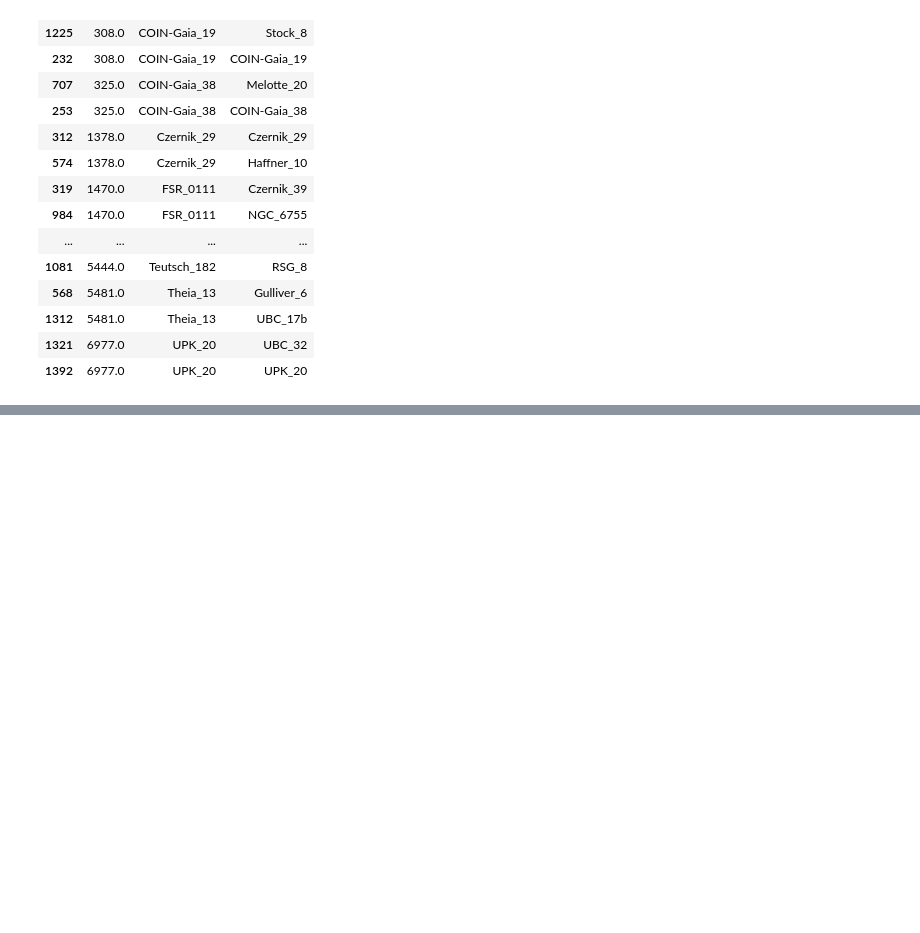
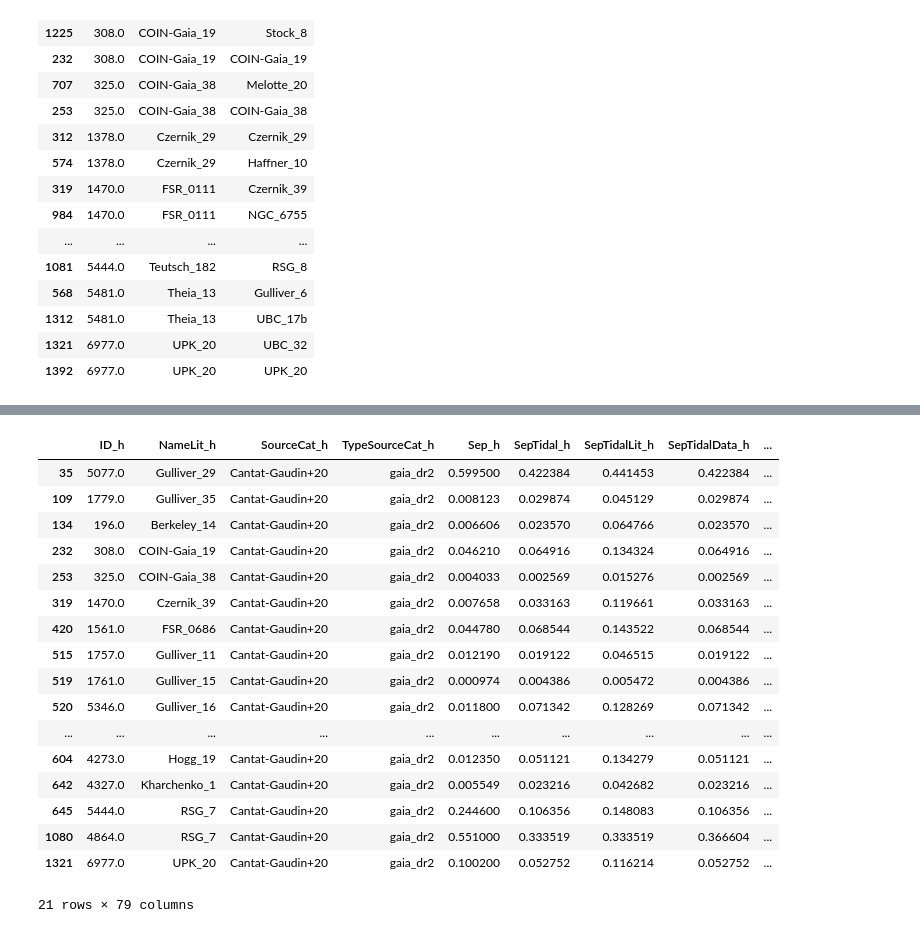
Before and after one commit to jpbatleidenuniv/BRP, a Jupyter notebook: Notebooks/crossmatchingtest.ipynb, the cells around one changed output, grey strips where cells are left out. Saved outputs shown, nothing was run; the diff lists cells and outputs as text; code cells hidden in the pictures; blank space fills up the shorter version.

```diff
--- a/Notebooks/crossmatchingtest.ipynb
+++ b/Notebooks/crossmatchingtest.ipynb
@@ -130,4 +135,29 @@ Now we see that that the literature clusters are grouped in a list
 | 1207 | 5444.0 | Teutsch_182 | [King_10, RSG_7, RSG_8, UBC_6] |
 | 1212 | 5481.0 | Theia_13 | [Gulliver_6, UBC_17b] |
 | 1298 | 6977.0 | UPK_20 | [UBC_32, UPK_20] |
+# %%
+cantat_matched, matchedlit = get_tables(cantat, 'matched')
+
+#//keep only the clusters in cantat_matched that correspond to the name_h column in cantat_super
+cantat_dupmatch = cantat_matched[cantat_matched['ID_h'].isin(cantat_super['ID_h'])].drop_duplicates('ID_h')
+cantat_dupmatch
+# %% [output]
+|  | ID_h | NameLit_h | SourceCat_h | TypeSourceCat_h | Sep_h | SepTidal_h | SepTidalLit_h | SepTidalData_h | ... |
+| 35 | 5077.0 | Gulliver_29 | Cantat-Gaudin+20 | gaia_dr2 | 0.599500 | 0.422384 | 0.441453 | 0.422384 | ... |
+| 109 | 1779.0 | Gulliver_35 | Cantat-Gaudin+20 | gaia_dr2 | 0.008123 | 0.029874 | 0.045129 | 0.029874 | ... |
+| 134 | 196.0 | Berkeley_14 | Cantat-Gaudin+20 | gaia_dr2 | 0.006606 | 0.023570 | 0.064766 | 0.023570 | ... |
+| 232 | 308.0 | COIN-Gaia_19 | Cantat-Gaudin+20 | gaia_dr2 | 0.046210 | 0.064916 | 0.134324 | 0.064916 | ... |
+| 253 | 325.0 | COIN-Gaia_38 | Cantat-Gaudin+20 | gaia_dr2 | 0.004033 | 0.002569 | 0.015276 | 0.002569 | ... |
+| 319 | 1470.0 | Czernik_39 | Cantat-Gaudin+20 | gaia_dr2 | 0.007658 | 0.033163 | 0.119661 | 0.033163 | ... |
+| 420 | 1561.0 | FSR_0686 | Cantat-Gaudin+20 | gaia_dr2 | 0.044780 | 0.068544 | 0.143522 | 0.068544 | ... |
+| 515 | 1757.0 | Gulliver_11 | Cantat-Gaudin+20 | gaia_dr2 | 0.012190 | 0.019122 | 0.046515 | 0.019122 | ... |
+| 519 | 1761.0 | Gulliver_15 | Cantat-Gaudin+20 | gaia_dr2 | 0.000974 | 0.004386 | 0.005472 | 0.004386 | ... |
+| 520 | 5346.0 | Gulliver_16 | Cantat-Gaudin+20 | gaia_dr2 | 0.011800 | 0.071342 | 0.128269 | 0.071342 | ... |
+| ... | ... | ... | ... | ... | ... | ... | ... | ... | ... |
+| 604 | 4273.0 | Hogg_19 | Cantat-Gaudin+20 | gaia_dr2 | 0.012350 | 0.051121 | 0.134279 | 0.051121 | ... |
+| 642 | 4327.0 | Kharchenko_1 | Cantat-Gaudin+20 | gaia_dr2 | 0.005549 | 0.023216 | 0.042682 | 0.023216 | ... |
+| 645 | 5444.0 | RSG_7 | Cantat-Gaudin+20 | gaia_dr2 | 0.244600 | 0.106356 | 0.148083 | 0.106356 | ... |
+| 1080 | 4864.0 | RSG_7 | Cantat-Gaudin+20 | gaia_dr2 | 0.551000 | 0.333519 | 0.333519 | 0.366604 | ... |
+| 1321 | 6977.0 | UPK_20 | Cantat-Gaudin+20 | gaia_dr2 | 0.100200 | 0.052752 | 0.116214 | 0.052752 | ... |
+21 rows × 79 columns
 # %%
```
Also changed, not shown: parts of 4 cells of this notebook.
